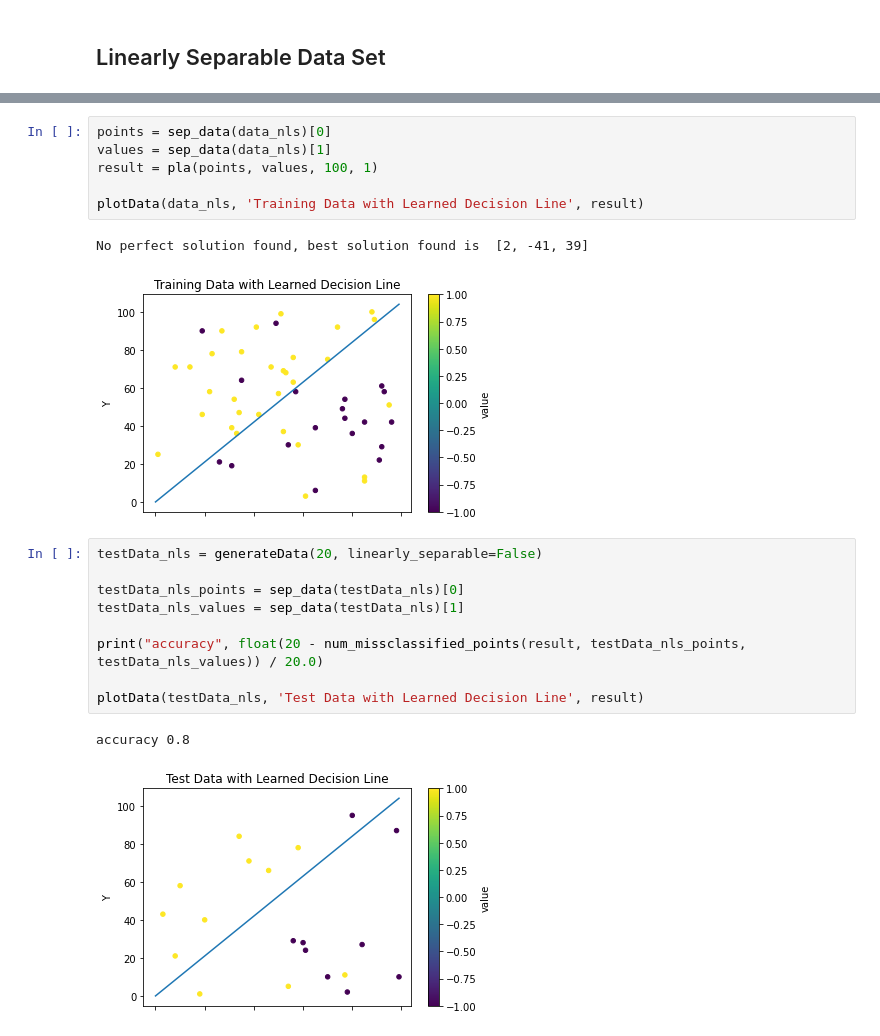
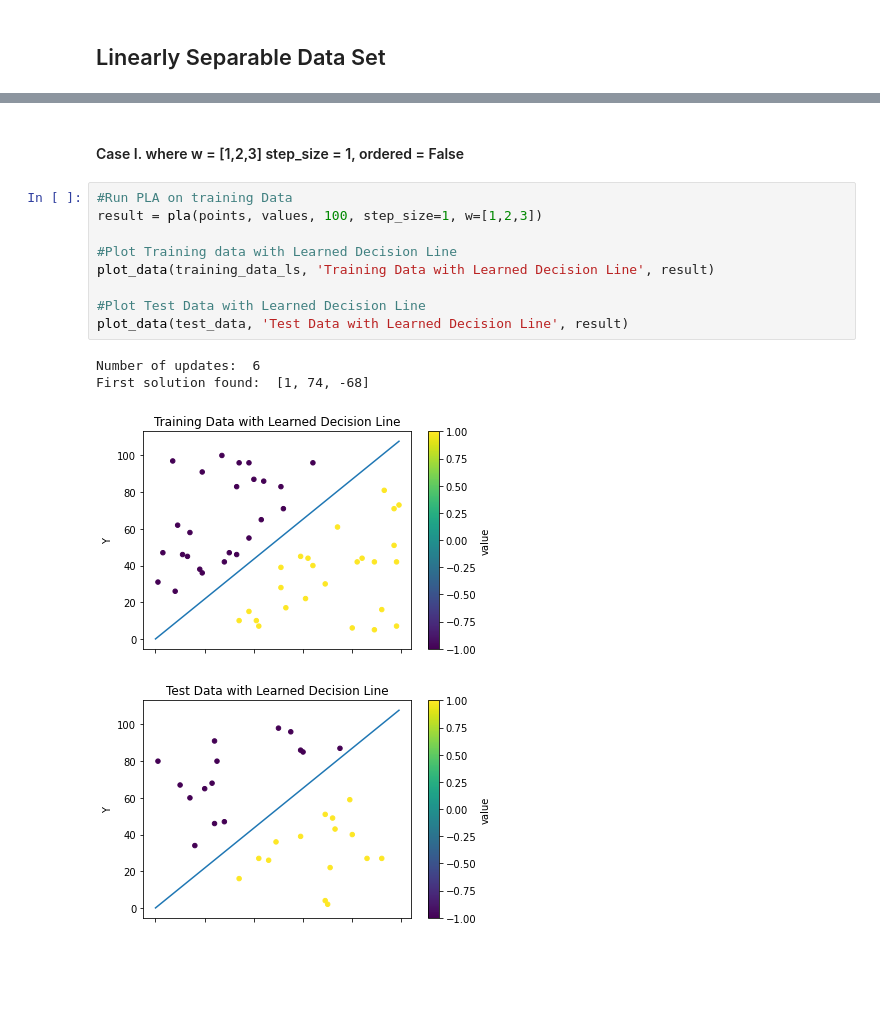
Before and after one commit to LioraW/PLA-Algorithm, a Jupyter notebook: project1.ipynb, the cells around one changed output, grey strips where cells are left out. Drawn from its saved outputs; the diff is of its cells as text; blank space fills up the shorter version.

```diff
--- a/project1.ipynb
+++ b/project1.ipynb
@@ -149,21 +168,16 @@ plotData(data_nls, "Dataset")
-# %%
-points = sep_data(data_nls)[0]
-values = sep_data(data_nls)[1]
-result = pla(points, values, 100, 1)
-
-plotData(data_nls, 'Training Data with Learned Decision Line', result)
-# %% [output]
-No perfect solution found, best solution found is  [2, -41, 39]
-[figure, removed]
-# %%
-testData_nls = generateData(20, linearly_separable=False)
-
-testData_nls_points = sep_data(testData_nls)[0]
-testData_nls_values = sep_data(testData_nls)[1]
-
-print("accuracy", float(20 - num_missclassified_points(result, testData_nls_points, testData_nls_values)) / 20.0)
-
-plotData(testData_nls, 'Test Data with Learned Decision Line', result)
-# %% [output]
-accuracy 0.8
-[figure, removed]
+# %% [markdown]
+<h4>Case I. where w = [1,2,3] step_size = 1, ordered = False
+# %%
+#Run PLA on training Data
+result = pla(points, values, 100, step_size=1, w=[1,2,3])
+
+#Plot Training data with Learned Decision Line
+plot_data(training_data_ls, 'Training Data with Learned Decision Line', result)
+
+#Plot Test Data with Learned Decision Line
+plot_data(test_data, 'Test Data with Learned Decision Line', result)
+# %% [output]
+Number of updates:  6
+First solution found:  [1, 74, -68]
+[figure, added]
+[figure, added]
```
Also changed, not shown: parts of 32 cells of this notebook, 1 other file.
